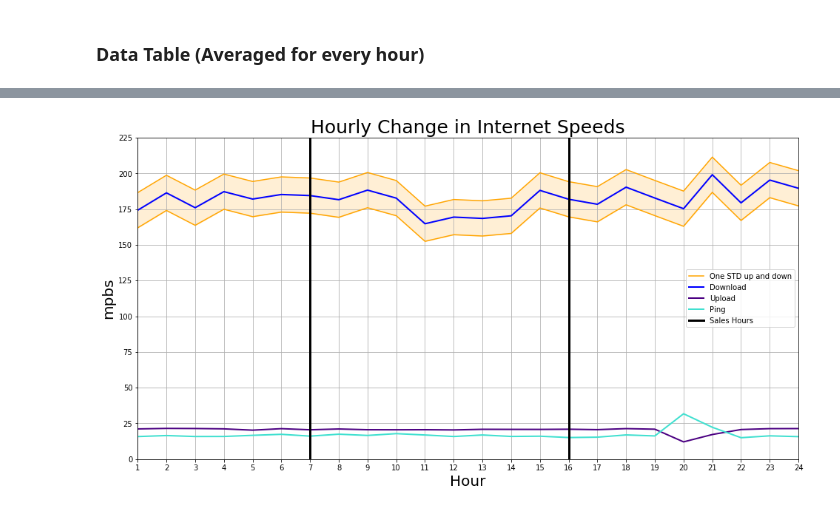
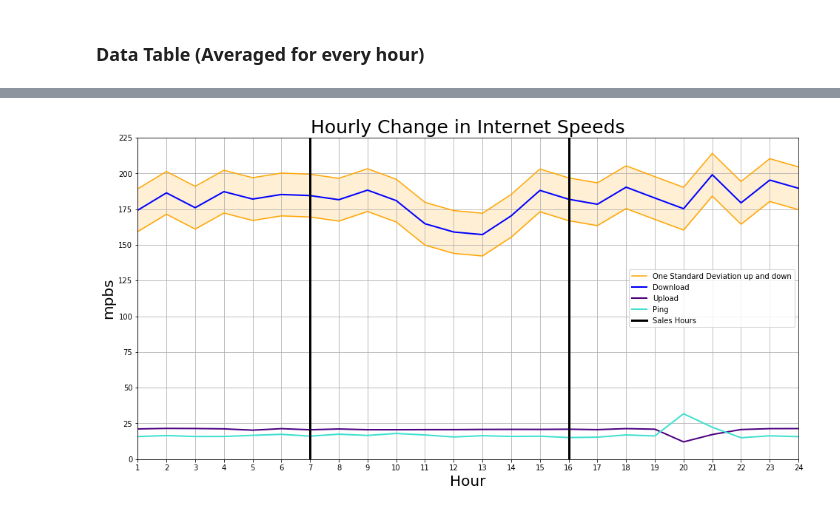
Before and after one commit to FunFighter/Network-Records, a Jupyter notebook: DataCleaning.ipynb, the cells around one changed output, grey strips where cells are left out. Drawn from its saved outputs; the diff is of its cells as text; code cells hidden in the pictures.

Commit message:
Final Push for a while. Time to move onto the next project.

```diff
--- a/DataCleaning.ipynb
+++ b/DataCleaning.ipynb
@@ -29,2 +26,3 @@ clean_df = clean_df.drop(columns=['_id','timeStamp'])
 # %%
+clean_df = db_df.drop(columns=['_id','timeStamp'])
 clean_df = clean_df.set_index(pd.DatetimeIndex(clean_df['localTime'])).drop(columns='localTime')
@@ -316,7 +324,7 @@ lower_bar = ax.plot(date_avg,
 upper_bar = ax.plot(date_avg,
                     up_one_std,
                    color='orange',
-                   label='One STD up and down')
+                   label='One Standard Deviation up and down')
 
 filler = ax.fill_between(date_avg, down_one_std, up_one_std, color='papayawhip')
 
@@ -336,31 +344,31 @@ uploadavg = ax.plot(date_avg,
 pingavg = ax.plot(date_avg,
                 ping_avg,
                 color='turquoise',
                 linewidth=2,
                 label='Ping')
 
 
 sales_start = ax.plot([7,7],[1,225],
                         color='black',
                         linewidth=3,
                         label='Sales Hours')
 
 sales_end = ax.plot([16,16],[1,225],
                     color='black',
                     linewidth=3,
                     label='')
 
 #Touch ups
 plt.legend()
 plt.xlim(1,24)
 plt.ylim(0,225)
 plt.title('Hourly Change in Internet Speeds',fontsize=25)
 plt.ylabel('mpbs',fontsize=20)
 plt.xlabel('Hour',fontsize=20)
 plt.grid(True)
 plt.xticks(list(range(1,25)))
 
 plt.savefig('Hourly Change Average Speeds.png',dpi=600 ,quality=95)
 plt.show()
 # %% [output]
-[figure, old version]
+[figure, new version]
```
Also changed, not shown: parts of 7 cells of this notebook, 2 other files.
